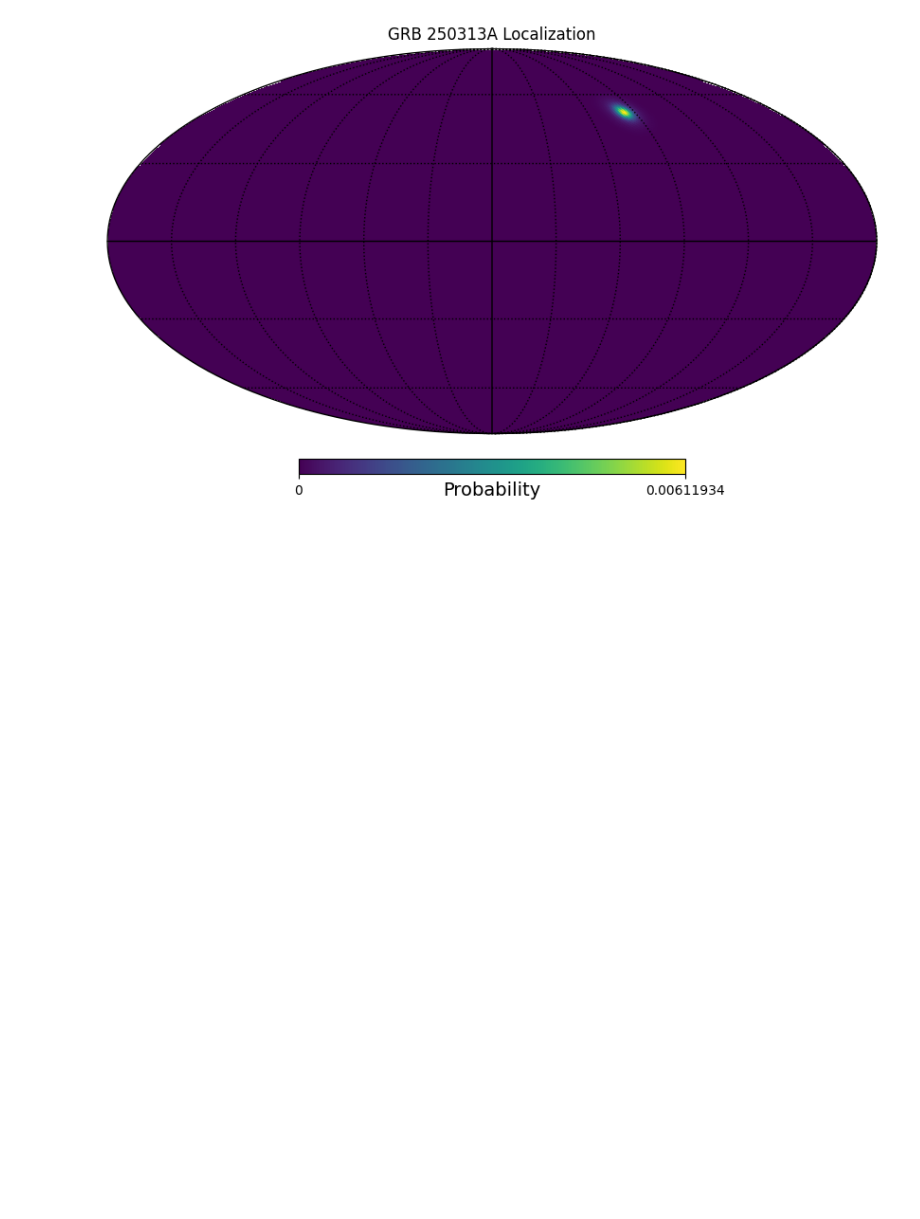
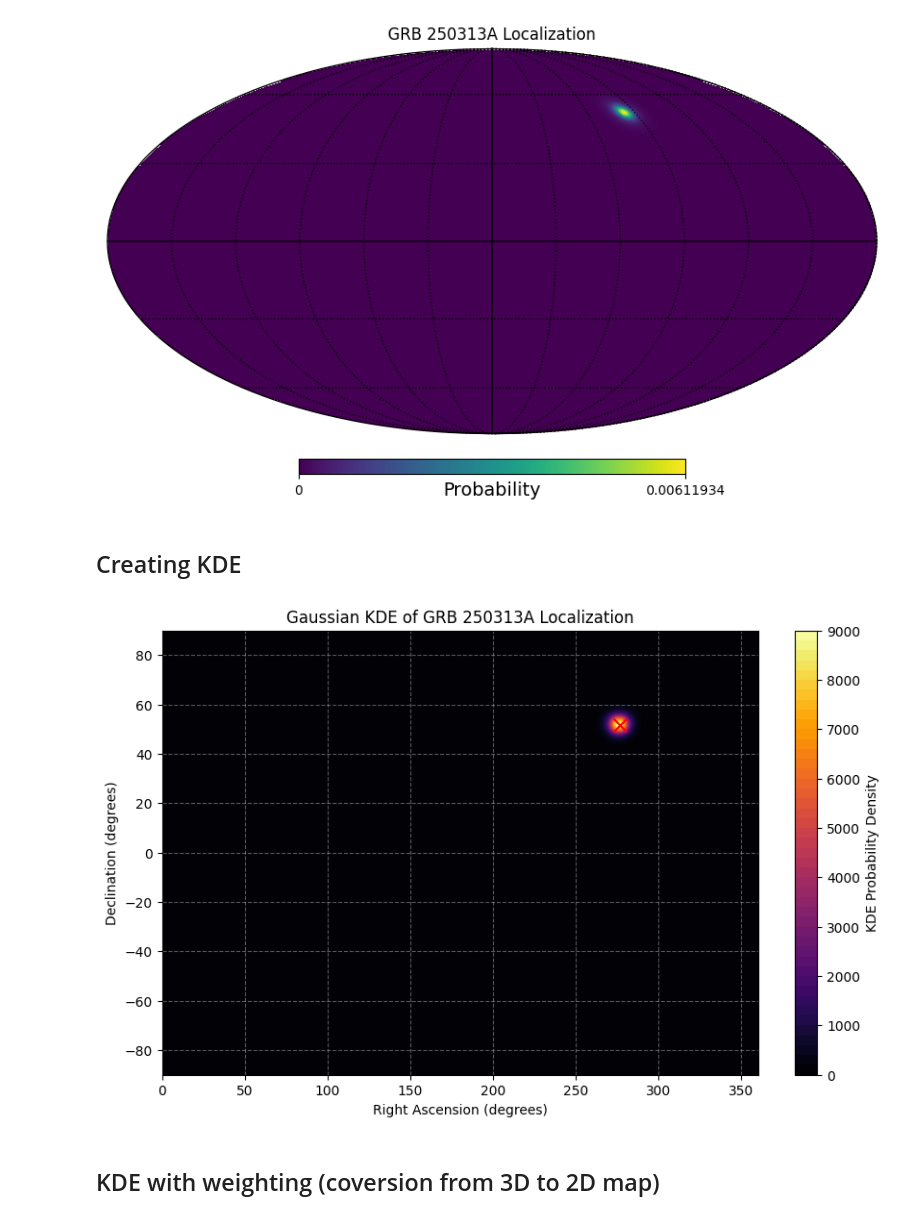
Before and after one commit to hemantaph/lensed-GRB-GW-identification, a Jupyter notebook: data/example_sky_plot.ipynb, the cells around one changed output. Drawn from its saved outputs; the diff is of its cells as text; code cells hidden in the pictures; blank space fills up the shorter version.

```diff
--- a/data/example_sky_plot.ipynb
+++ b/data/example_sky_plot.ipynb
@@ -30,3 +30,5 @@ hp.graticule()
 plt.show()
 # %% [output]
 [figure]
+# %% [markdown]
+## Creating KDE
@@ -32,0 +75,16 @@ plt.show()
+# %%
+# Plotting the KDE as a contour map
+plt.figure(figsize=(10, 6))
+plt.contourf(ra_grid, dec_grid, density, cmap='inferno', levels=50)
+plt.colorbar(label='KDE Probability Density')
+# add the scatter plot of RA = 276.4, Dec = 51.8
+plt.scatter(276.4, 51.8, color='red', marker='x', s=100, label='GRB 250313A Position')
+plt.xlabel('Right Ascension (degrees)')
+plt.ylabel('Declination (degrees)')
+plt.title('Gaussian KDE of GRB 250313A Localization')
+plt.grid(True, linestyle='--', alpha=0.5)
+plt.show()
+# %% [output]
+[figure, added]
+# %% [markdown]
+## KDE with weighting (coversion from 3D to 2D map)
```
Also changed, not shown: parts of 3 cells of this notebook.
